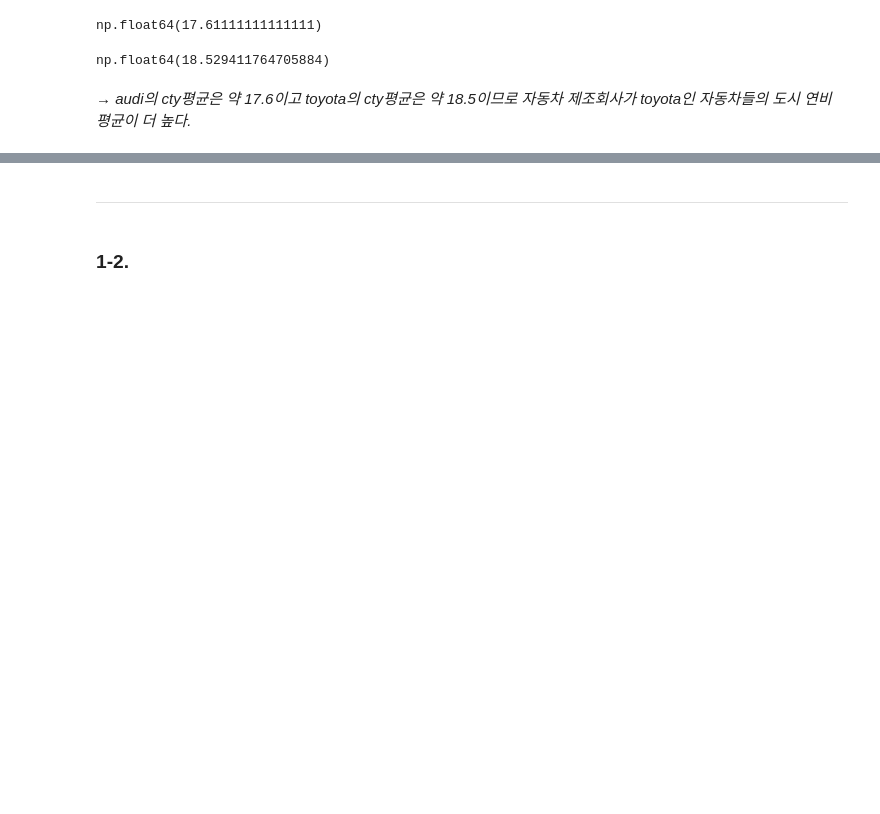
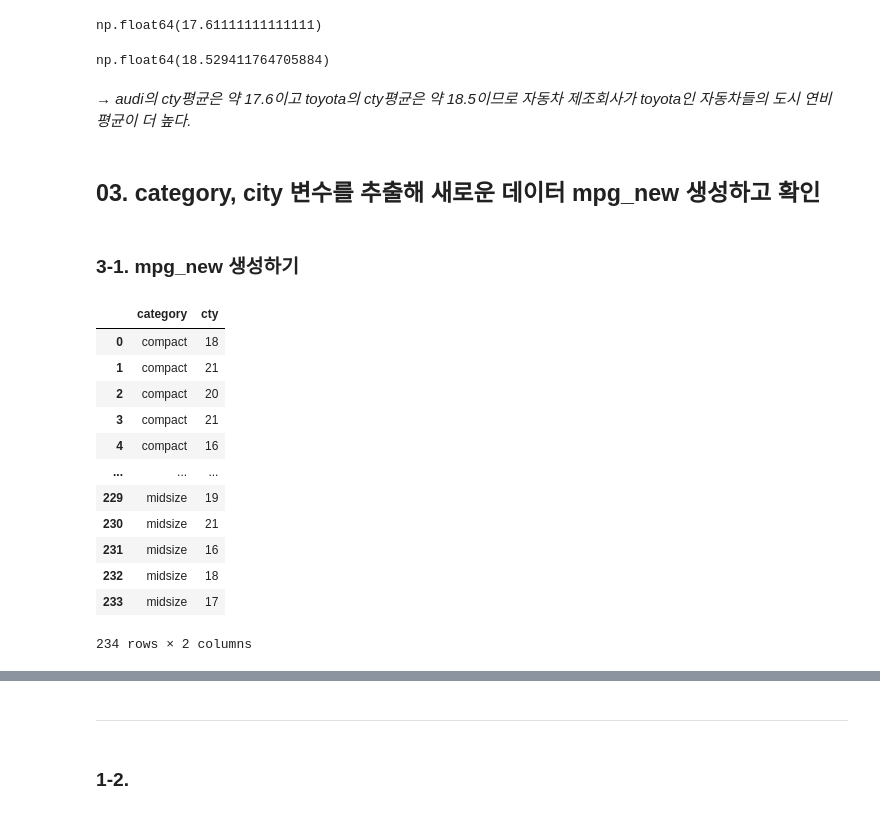
Before and after one commit to Likelion-at-SMWU-13th/KimMinSeo, a Jupyter notebook: part05/hw05.ipynb, the cells around one changed output, grey strips where cells are left out. Drawn from its saved outputs; the diff is of its cells as text; code cells hidden in the pictures; blank space fills up the shorter version.

```diff
--- a/part05/hw05.ipynb
+++ b/part05/hw05.ipynb
@@ -140,3 +140,24 @@ toyota['cty'].mean()
 np.float64(18.529411764705884)
 # %% [markdown]
 *→ audi의 cty평균은 약 17.6이고 toyota의 cty평균은 약 18.5이므로 자동차 제조회사가 toyota인 자동차들의 도시 연비 평균이 더 높다.*
+# %% [markdown]
+## 03. category, city 변수를 추출해 새로운 데이터 mpg_new 생성하고 확인 ##
+# %% [markdown]
+### 3-1. mpg_new 생성하기 ###
+# %%
+mpg_new = mpg[['category', 'cty']]
+mpg_new
+# %% [output]
+|  | category | cty |
+| 0 | compact | 18 |
+| 1 | compact | 21 |
+| 2 | compact | 20 |
+| 3 | compact | 21 |
+| 4 | compact | 16 |
+| ... | ... | ... |
+| 229 | midsize | 19 |
+| 230 | midsize | 21 |
+| 231 | midsize | 16 |
+| 232 | midsize | 18 |
+| 233 | midsize | 17 |
+234 rows × 2 columns
```
Also changed, not shown: parts of 4 cells of this notebook.
